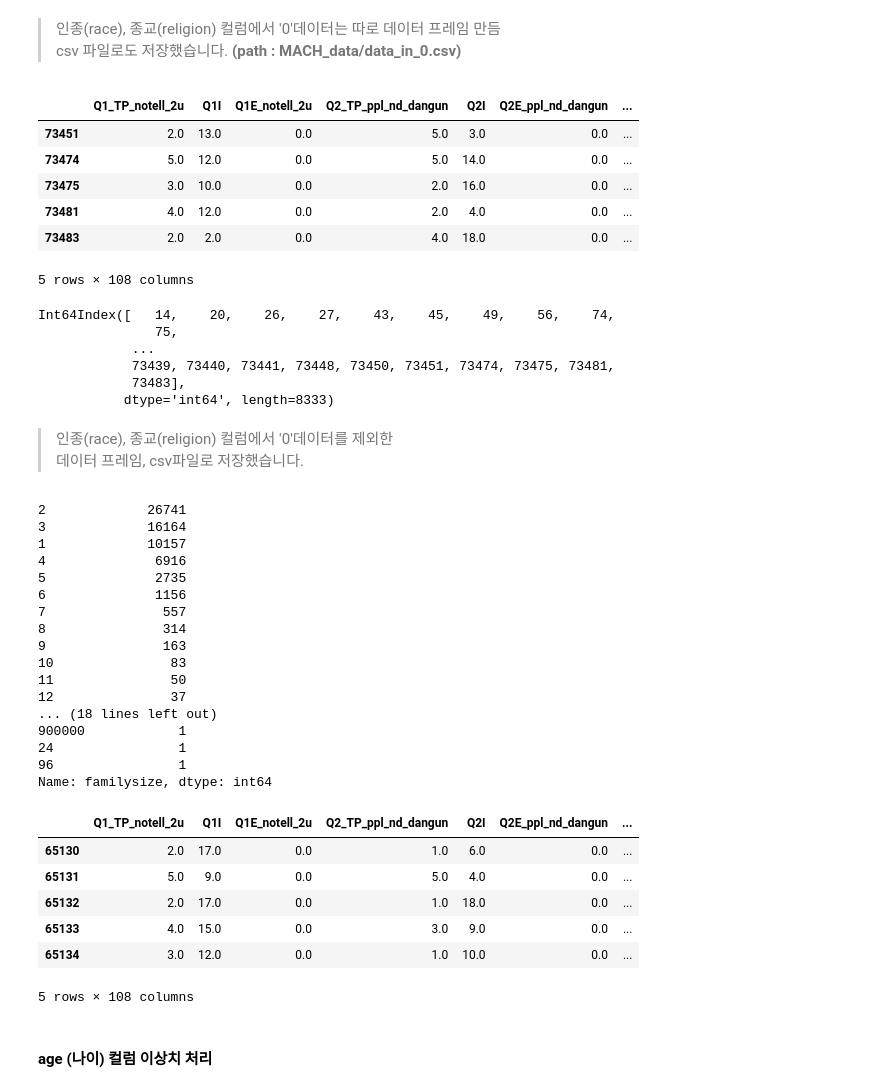
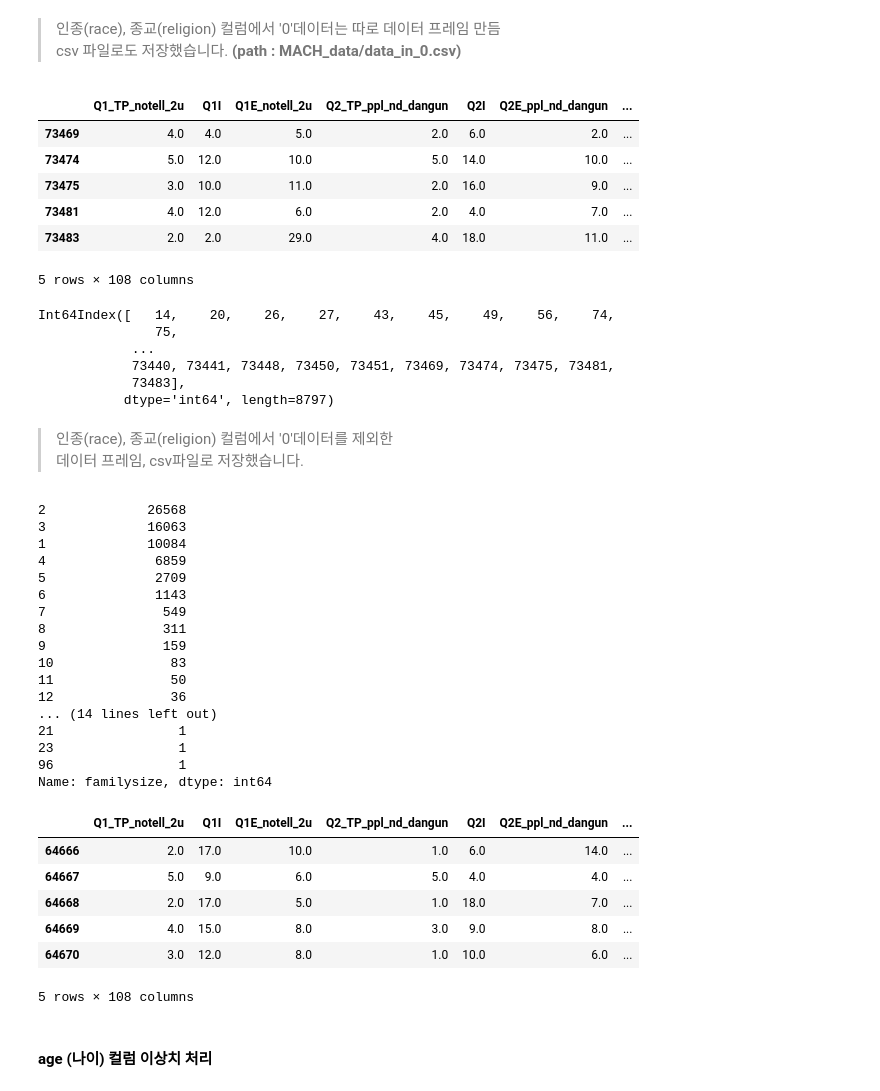
Before and after one commit to dss-14th/ml-repo-3, a Jupyter notebook: data_preprocessing.ipynb, the cells around one changed output. Drawn from its saved outputs; the diff is of its cells as text; code cells hidden in the pictures.

```diff
--- a/data_preprocessing.ipynb
+++ b/data_preprocessing.ipynb
@@ -495,16 +495,20 @@ csv 파일로도 저장했습니다. __(path : MACH_data/data_in_0.csv)__
 # %%
 df_in_0 = df[(df['TYP_out'] == 0) | (df['TYP_fight'] == 0) | (df['TYP_depnd'] == 0) | (df['TYP_anx'] == 0) | (df['TYP_try'] == 0) |
              (df['TYP_quiet'] == 0) | (df['TYP_warm'] == 0) | (df['TYP_disorg'] == 0) | (df['TYP_calm'] == 0) | (df['TYP_stable'] == 0) |
-             (df['education'] == "0") | (df['urban'] == "0") | (df['gender'] == "0") | (df['engnat'] == "0") | (df['hand'] == "0")|
+             (df['introelapse'] == 0) | (df['Q1E_notell_2u'] == 0) | (df['Q2E_ppl_nd_dangun'] == 0) | (df['Q3E_do_moral'] == 0) | (df['Q4E_ppl_good'] == 0)
+             | (df['Q5E_ppl_bad'] == 0) | (df['Q6E_hnsty_best'] == 0) | (df['Q7E_lying_bad'] == 0) | (df['Q8E_ppl_lazy'] == 0) | (df['Q9E_humble_hnst'] == 0)
+             | (df['Q10E_hnstly_ask'] == 0) | (df['Q11E_leader_clean'] == 0) | (df['Q12E_trust_trouble'] == 0) | (df['Q13E_ppl_criminal'] == 0) | (df['Q14E_ppl_brave'] == 0)
+             | (df['Q20E_money_good'] == 0) | (df['Q15E_abu_good'] == 0) | (df['Q16E_ppl_good'] == 0) | (df['Q17E_ppl_notbad'] == 0) | (df['Q18E_komsu_better'] == 0) | (df['Q19E_anrocksa_ok'] == 0)
+             | (df['education'] == "0") | (df['urban'] == "0") | (df['gender'] == "0") | (df['engnat'] == "0") | (df['hand'] == "0")|
              (df['orientation'] == "0")| (df['married'] == "0") | (df['race'] == "0") | (df['religion'] == "0") | (df['voted'] == "0") | (df["familysize"] == 0)]
 df_in_0.tail()
 # %% [output]
 |  | Q1_TP_notell_2u | Q1I | Q1E_notell_2u | Q2_TP_ppl_nd_dangun | Q2I | Q2E_ppl_nd_dangun | ... |
-| 73451 | 2.0 | 13.0 | 0.0 | 5.0 | 3.0 | 0.0 | ... |
-| 73474 | 5.0 | 12.0 | 0.0 | 5.0 | 14.0 | 0.0 | ... |
-| 73475 | 3.0 | 10.0 | 0.0 | 2.0 | 16.0 | 0.0 | ... |
-| 73481 | 4.0 | 12.0 | 0.0 | 2.0 | 4.0 | 0.0 | ... |
-| 73483 | 2.0 | 2.0 | 0.0 | 4.0 | 18.0 | 0.0 | ... |
+| 73469 | 4.0 | 4.0 | 5.0 | 2.0 | 6.0 | 2.0 | ... |
+| 73474 | 5.0 | 12.0 | 10.0 | 5.0 | 14.0 | 10.0 | ... |
+| 73475 | 3.0 | 10.0 | 11.0 | 2.0 | 16.0 | 9.0 | ... |
+| 73481 | 4.0 | 12.0 | 6.0 | 2.0 | 4.0 | 7.0 | ... |
+| 73483 | 2.0 | 2.0 | 29.0 | 4.0 | 18.0 | 11.0 | ... |
 5 rows × 108 columns
 # %%
 df_in_0.index
@@ -512,9 +516,9 @@ df_in_0.index
 Int64Index([   14,    20,    26,    27,    43,    45,    49,    56,    74,
                75,
             ...
-            73439, 73440, 73441, 73448, 73450, 73451, 73474, 73475, 73481,
+            73440, 73441, 73448, 73450, 73451, 73469, 73474, 73475, 73481,
             73483],
-           dtype='int64', length=8333)
+           dtype='int64', length=8797)
 # %%
 df_in_0.to_csv('./MACH_data/data_in_0.csv', index=False)
 # %% [markdown]
@@ -527,21 +531,21 @@ df.drop(df_in_0.index, inplace=True)
 # %%
 df["familysize"].value_counts()
 # %% [output]
-2             26741
-3             16164
-1             10157
-4              6916
-5              2735
-6              1156
-7               557
-8               314
-9               163
+2             26568
+3             16063
+1             10084
+4              6859
+5              2709
+6              1143
+7               549
+8               311
+9               159
 10               83
 11               50
-12               37
-... (18 lines left out)
-900000            1
-24                1
+12               36
+... (14 lines left out)
+21                1
+23                1
 96                1
 Name: familysize, dtype: int64
 # %%
@@ -550,11 +554,11 @@ df.reset_index(drop=True, inplace=True)
 df.tail()
 # %% [output]
 |  | Q1_TP_notell_2u | Q1I | Q1E_notell_2u | Q2_TP_ppl_nd_dangun | Q2I | Q2E_ppl_nd_dangun | ... |
-| 65130 | 2.0 | 17.0 | 0.0 | 1.0 | 6.0 | 0.0 | ... |
-| 65131 | 5.0 | 9.0 | 0.0 | 5.0 | 4.0 | 0.0 | ... |
-| 65132 | 2.0 | 17.0 | 0.0 | 1.0 | 18.0 | 0.0 | ... |
-| 65133 | 4.0 | 15.0 | 0.0 | 3.0 | 9.0 | 0.0 | ... |
-| 65134 | 3.0 | 12.0 | 0.0 | 1.0 | 10.0 | 0.0 | ... |
+| 64666 | 2.0 | 17.0 | 10.0 | 1.0 | 6.0 | 14.0 | ... |
+| 64667 | 5.0 | 9.0 | 6.0 | 5.0 | 4.0 | 4.0 | ... |
+| 64668 | 2.0 | 17.0 | 5.0 | 1.0 | 18.0 | 7.0 | ... |
+| 64669 | 4.0 | 15.0 | 8.0 | 3.0 | 9.0 | 8.0 | ... |
+| 64670 | 3.0 | 12.0 | 8.0 | 1.0 | 10.0 | 6.0 | ... |
 5 rows × 108 columns
 # %% [markdown]
 #### age (나이) 컬럼 이상치 처리
```
Also changed, not shown: parts of 22 cells of this notebook, 13 other files.
